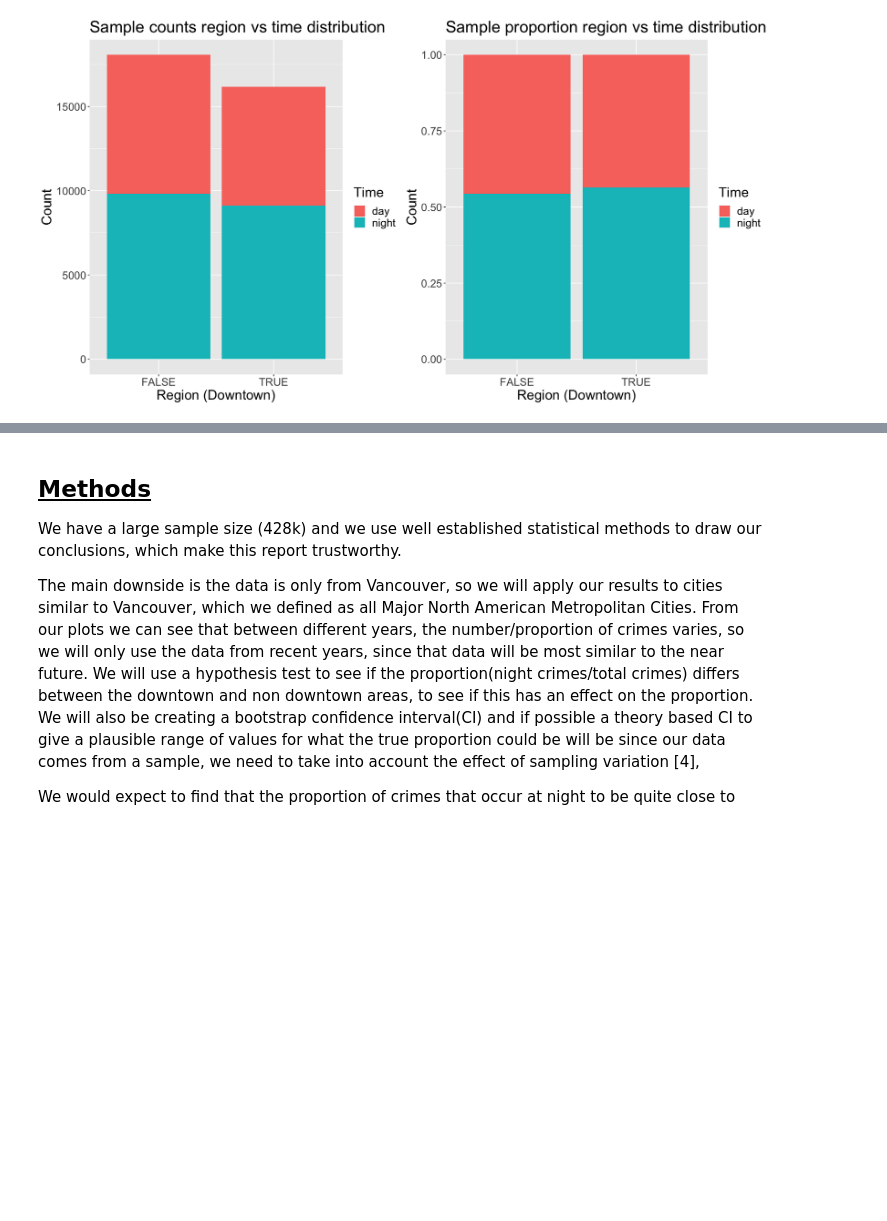
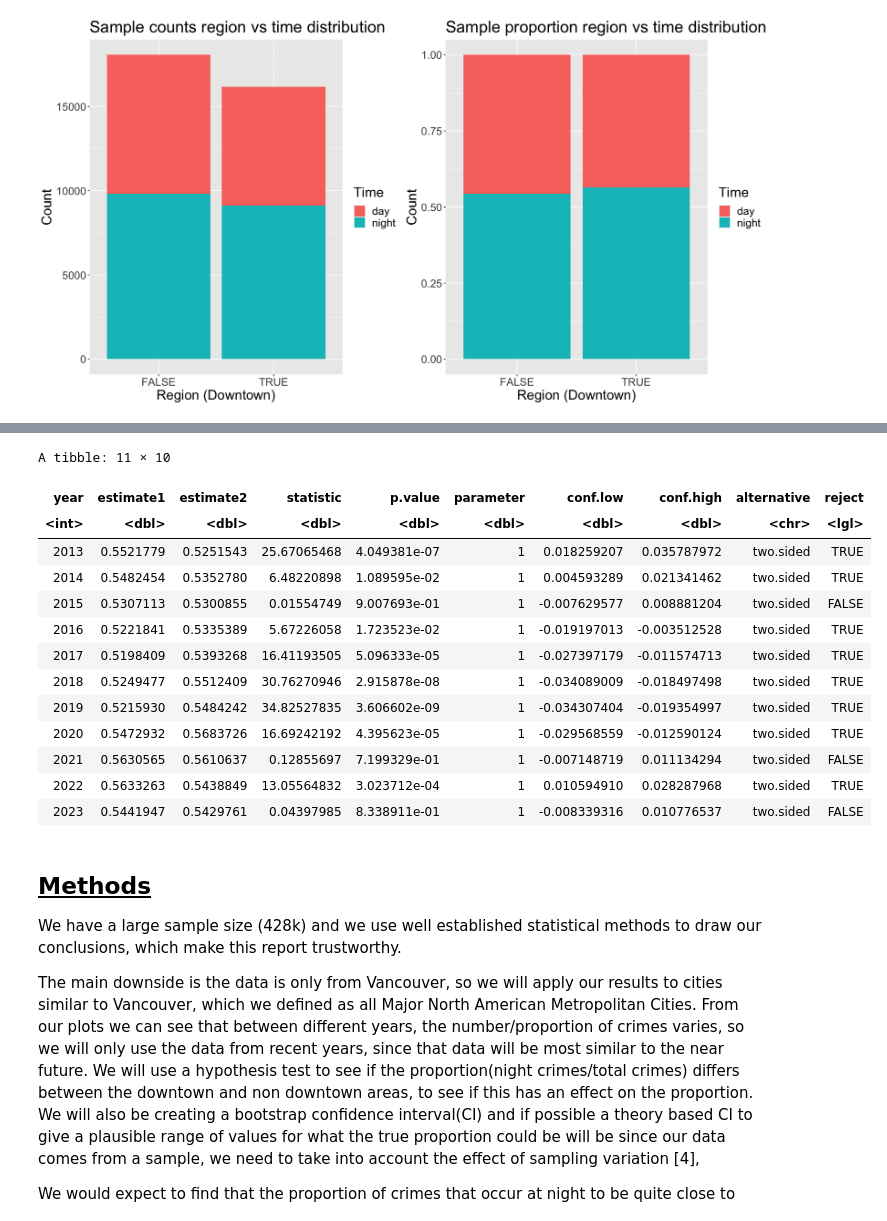
Before and after one commit to AllenCheng5186/STAT201-Group16-Group-Project, a Jupyter notebook: Project Proposal.ipynb, the cells around one changed output, grey strips where cells are left out. Cells and saved outputs as stored; diff of their text form; code cells hidden in the pictures; blank space fills up the shorter version.

Commit message:
prop.test whole decade

```diff
--- a/Project Proposal.ipynb
+++ b/Project Proposal.ipynb
@@ -274,3 +302,41 @@ plot_grid(crime_sample_summary_count_dist,
+# %%
+options(repr.matrix.max.rows = 11)
+
+alpha <- 0.05
+
+prop_test_13_23 <- crime_AllNBHD_AllTime_summary |>
+    filter(time == "Night") |>
+    pivot_wider(names_from = region, values_from = c(aggregate, count)) |>
+    select(YEAR, time, aggregate_downtown, count_downtown, aggregate_other, count_other) |>
+    rowwise() |>
+    group_by(YEAR) |>
+    summarize(prop_test = list(tidy(prop.test(x = c(count_downtown, count_other),
+                                      n = c(aggregate_downtown, aggregate_other),
+                                      alternative = "two.sided",
+                                      conf.level = 0.9,
+                                      correct = F)))) |>
+    pull(prop_test) |>
+    bind_rows() |>
+    mutate(year = seq(2013, 2023)) |>
+    select(year, estimate1:conf.high, alternative) |>
+    mutate(reject = p.value < alpha)
+
+prop_test_13_23
+# %% [output]
+A tibble: 11 × 10
+| year | estimate1 | estimate2 | statistic | p.value | parameter | conf.low | conf.high | alternative | reject |
+| <int> | <dbl> | <dbl> | <dbl> | <dbl> | <dbl> | <dbl> | <dbl> | <chr> | <lgl> |
+| 2013 | 0.5521779 | 0.5251543 | 25.67065468 | 4.049381e-07 | 1 | 0.018259207 | 0.035787972 | two.sided | TRUE |
+| 2014 | 0.5482454 | 0.5352780 | 6.48220898 | 1.089595e-02 | 1 | 0.004593289 | 0.021341462 | two.sided | TRUE |
+| 2015 | 0.5307113 | 0.5300855 | 0.01554749 | 9.007693e-01 | 1 | -0.007629577 | 0.008881204 | two.sided | FALSE |
+| 2016 | 0.5221841 | 0.5335389 | 5.67226058 | 1.723523e-02 | 1 | -0.019197013 | -0.003512528 | two.sided | TRUE |
+| 2017 | 0.5198409 | 0.5393268 | 16.41193505 | 5.096333e-05 | 1 | -0.027397179 | -0.011574713 | two.sided | TRUE |
+| 2018 | 0.5249477 | 0.5512409 | 30.76270946 | 2.915878e-08 | 1 | -0.034089009 | -0.018497498 | two.sided | TRUE |
+| 2019 | 0.5215930 | 0.5484242 | 34.82527835 | 3.606602e-09 | 1 | -0.034307404 | -0.019354997 | two.sided | TRUE |
+| 2020 | 0.5472932 | 0.5683726 | 16.69242192 | 4.395623e-05 | 1 | -0.029568559 | -0.012590124 | two.sided | TRUE |
+| 2021 | 0.5630565 | 0.5610637 | 0.12855697 | 7.199329e-01 | 1 | -0.007148719 | 0.011134294 | two.sided | FALSE |
+| 2022 | 0.5633263 | 0.5438849 | 13.05564832 | 3.023712e-04 | 1 | 0.010594910 | 0.028287968 | two.sided | TRUE |
+| 2023 | 0.5441947 | 0.5429761 | 0.04397985 | 8.338911e-01 | 1 | -0.008339316 | 0.010776537 | two.sided | FALSE |
 # %% [markdown]
 ## <u>Methods</u>
 We have a large sample size (428k) and we use well established statistical methods to draw our conclusions, which make this report trustworthy.
```
Also changed, not shown: parts of 3 cells of this notebook.
